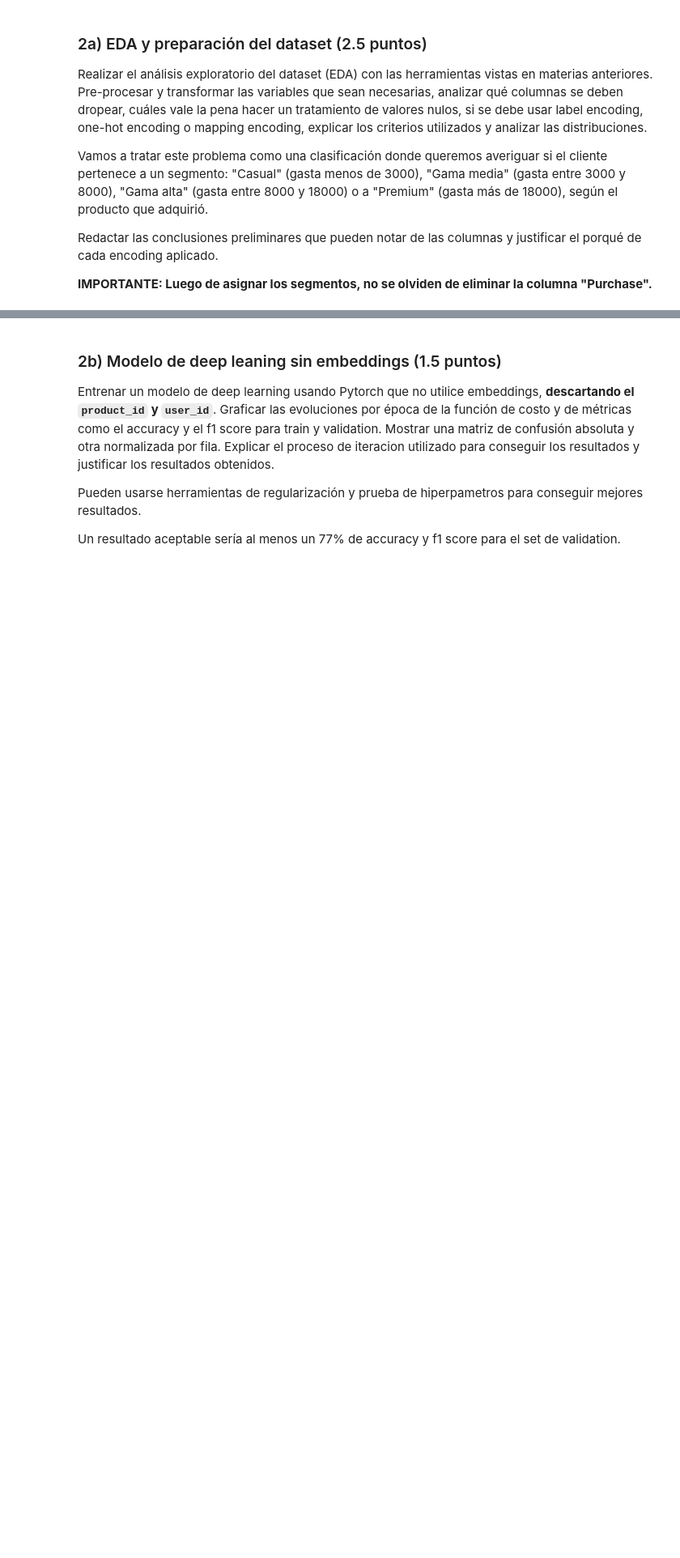
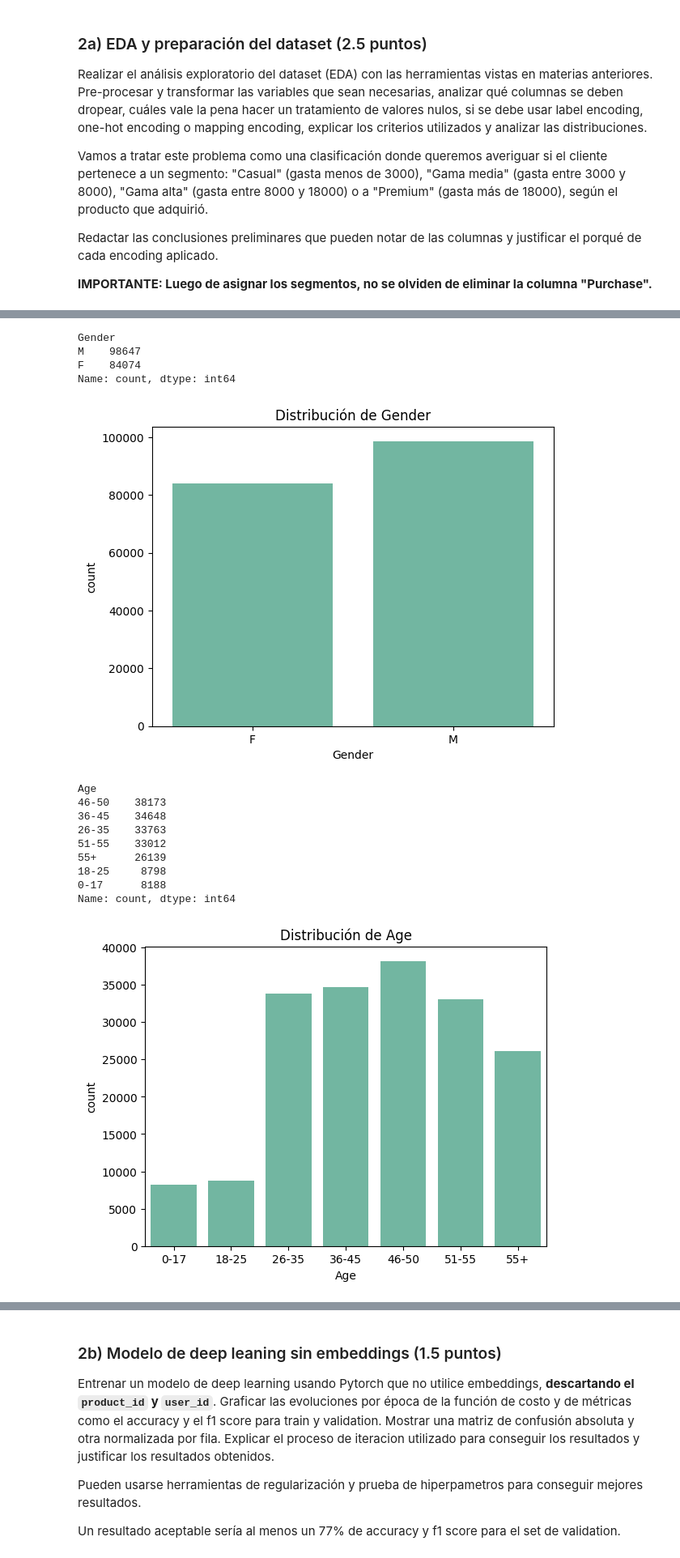
Before and after one commit to emiliano-ipa/CEIA-DeepLearning-TPs, a Jupyter notebook: Emiliano_Iparraguirre_DL_TP1_Co20.ipynb, the cells around one changed output, grey strips where cells are left out. Shown at 81% size. Drawn from its saved outputs; the diff is of its cells as text; code cells hidden in the pictures; blank space fills up the shorter version.

```diff
--- a/Emiliano_Iparraguirre_DL_TP1_Co20.ipynb
+++ b/Emiliano_Iparraguirre_DL_TP1_Co20.ipynb
@@ -612,0 +764,24 @@ Redactar las conclusiones preliminares que pueden notar de las columnas y justif
+# %%
+# Análisis univariado: Distribución de variables categóricas
+cat_vars = ['Gender', 'Age', 'Marital_Status', 'City_Category', 'Stay_In_Current_City_Years']
+for col in cat_vars:
+    print(df_inicial[col].value_counts())
+    sns.countplot(x=col, data=df_inicial)
+    plt.title(f'Distribución de {col}')
+    plt.show()
+# %% [output]
+Gender
+M    98647
+F    84074
+Name: count, dtype: int64
+[figure, added]
+Age
+46-50    38173
+36-45    34648
+26-35    33763
+51-55    33012
+55+      26139
+18-25     8798
+0-17      8188
+Name: count, dtype: int64
+[figure, added]
```
Also changed, not shown: parts of 57 cells of this notebook, 1 other file.
